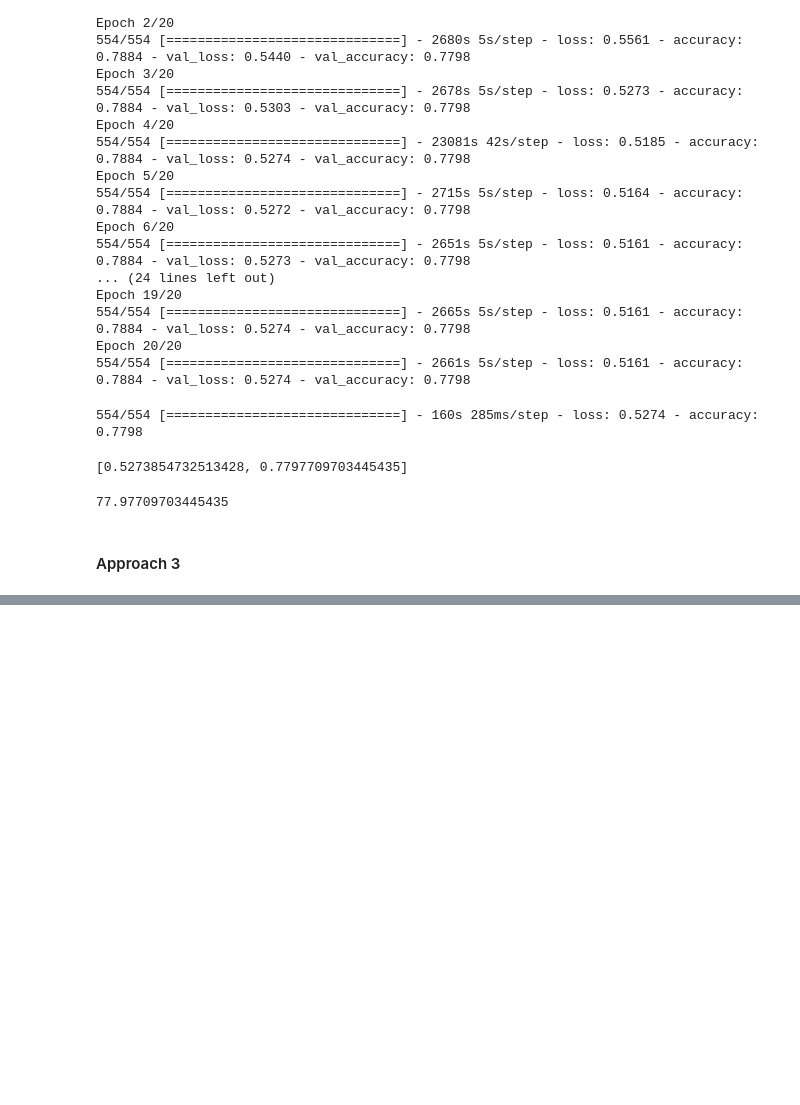
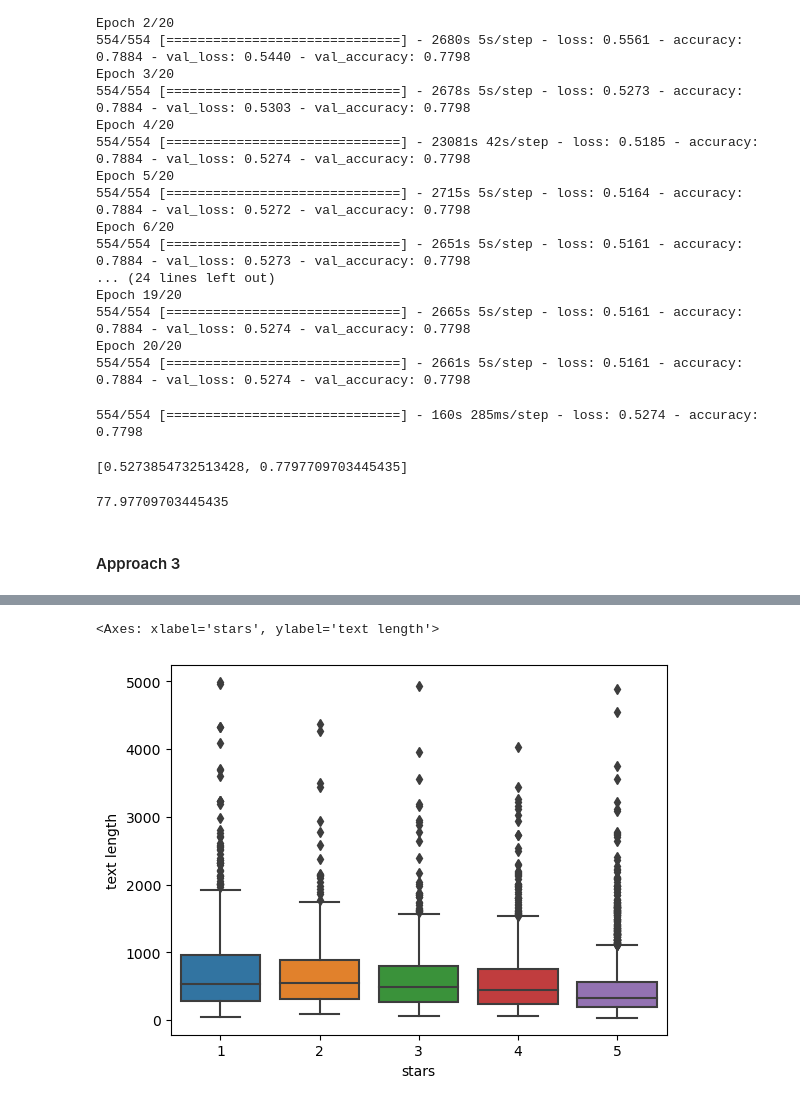
Before and after one commit to PPortela00/Recommendation-System---, a Jupyter notebook: NLP&TS/notebook.ipynb, the cells around one changed output, grey strips where cells are left out. Saved outputs shown, nothing was run; the diff lists cells and outputs as text; code cells hidden in the pictures; blank space fills up the shorter version.

```diff
--- a/NLP&TS/notebook.ipynb
+++ b/NLP&TS/notebook.ipynb
@@ -482,0 +452,5 @@ weighted avg       0.37      0.54      0.41      1000
+# %%
+sns.boxplot(x='stars', y='text length', data=reviews)
+# %% [output]
+<Axes: xlabel='stars', ylabel='text length'>
+[figure, added]
```
Also changed, not shown: parts of 26 cells of this notebook.
